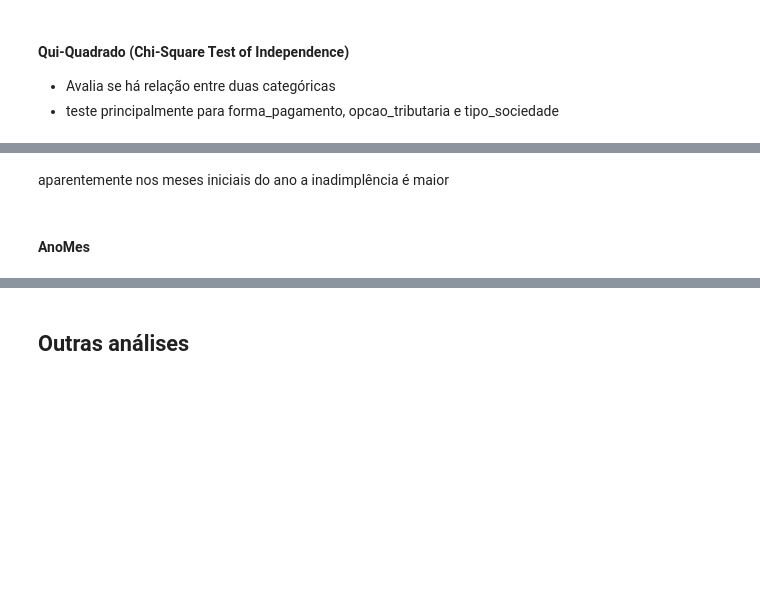
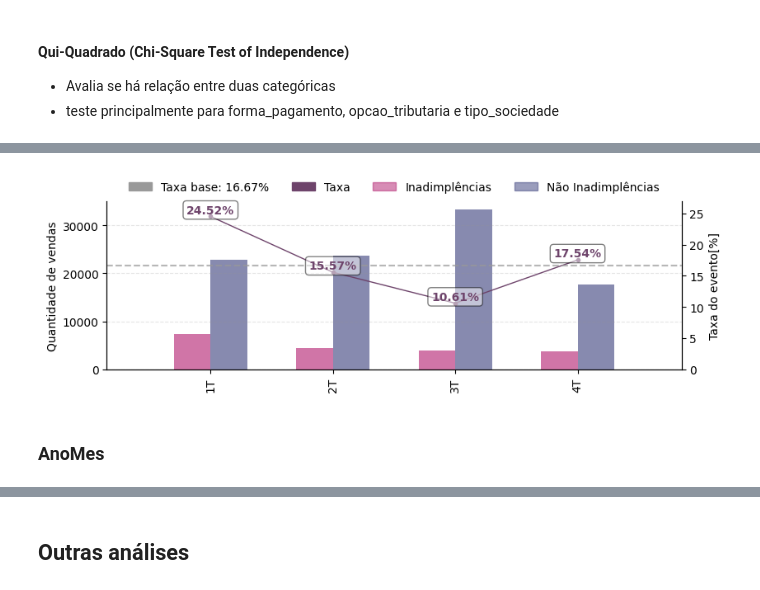
Before and after one commit to natfaria/x_health, a Jupyter notebook: notebooks/analise_exploratoria.ipynb, the cells around one changed output, grey strips where cells are left out. Drawn from its saved outputs; the diff is of its cells as text; code cells hidden in the pictures; blank space fills up the shorter version.

```diff
--- a/notebooks/analise_exploratoria.ipynb
+++ b/notebooks/analise_exploratoria.ipynb
@@ -552,7 +864,16 @@ plot_distribuicao_bivariada(df, variavel_analise, 'default', taxa_inadimplencia,
-# %% [markdown]
-aparentemente nos meses iniciais do ano a inadimplência é maior
+# %%
+#Cria separação por trimestres
+df["periodo_fiscal"] = df["month"].apply(lambda x: "1T" if x in ['01', '02', '03'] else
+                                         "2T" if x in ['04', '05', '06'] else
+                                         "3T" if x in ['07', '08', '09'] else "4T")
+# %%
+variavel_analise = 'periodo_fiscal'
+df[variavel_analise] = df[variavel_analise].astype(str).str.zfill(2)
+plot_distribuicao_bivariada(df, variavel_analise, 'default', taxa_inadimplencia, rotation=90, ha='center',show_line_labels=True, figsize=(9,3))
+# %% [output]
+[figure, added]
 # %% [markdown]
-#### AnoMes
+### AnoMes
 # %%
 # Criar a variável 'Anomes'  MMYYYY tipo str
 df['anomes'] = (df['month'].astype(str).str.zfill(2) + df['year'].astype(str)).astype(str)
```
Also changed, not shown: parts of 51 cells of this notebook, 11 other files.
